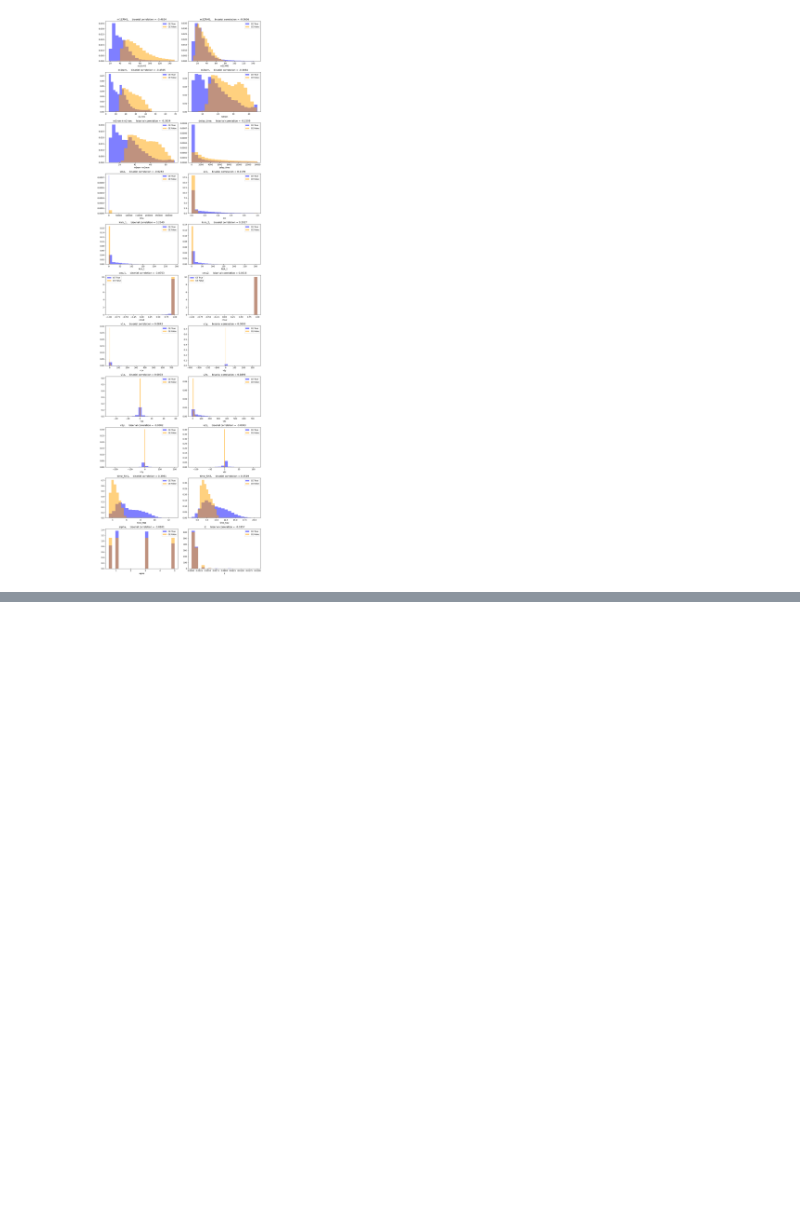
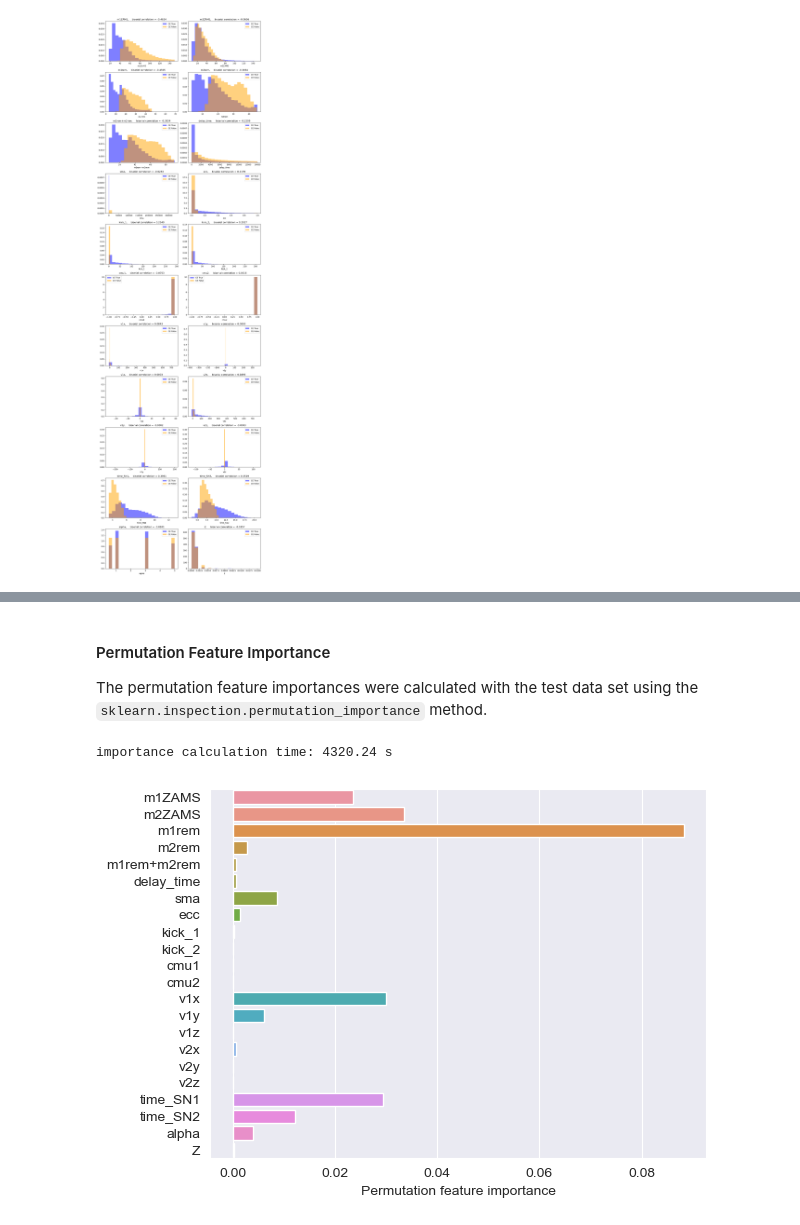
Before and after one commit to Giacomo-Menegatti/AstroLab, a Jupyter notebook: AstroLab.ipynb, the cells around one changed output, grey strips where cells are left out. Cells and saved outputs as stored; diff of their text form; code cells hidden in the pictures; blank space fills up the shorter version.

```diff
--- a/AstroLab.ipynb
+++ b/AstroLab.ipynb
@@ -158,0 +230,23 @@ plt.show()
+# %% [markdown]
+#### Permutation Feature Importance
+The permutation feature importances were calculated with the test data set using the `sklearn.inspection.permutation_importance` method.
+# %%
+# compute permutation feature importances
+# warning: takes a lot of time to compute!
+ts = time.time()
+result = permutation_importance(clf, X_test, y_test, n_repeats=10, random_state=0, n_jobs=-1)
+print("importance calculation time: {:.2f} s".format(time.time() - ts))
+# %% [output]
+importance calculation time: 4320.24 s
+# %%
+importances['permutation'] = result.importances_mean
+
+# plot importances
+fig, ax = plt.subplots()
+sns.barplot(y='param', x='permutation', data=importances, ax=ax)
+#ax.tick_params(axis='x', rotation=90) #for params on x and importance on y
+ax.set_ylabel('')
+ax.set_xlabel('Permutation feature importance')
+plt.show()
+# %% [output]
+[figure, added]
```
Also changed, not shown: parts of 10 cells of this notebook.
